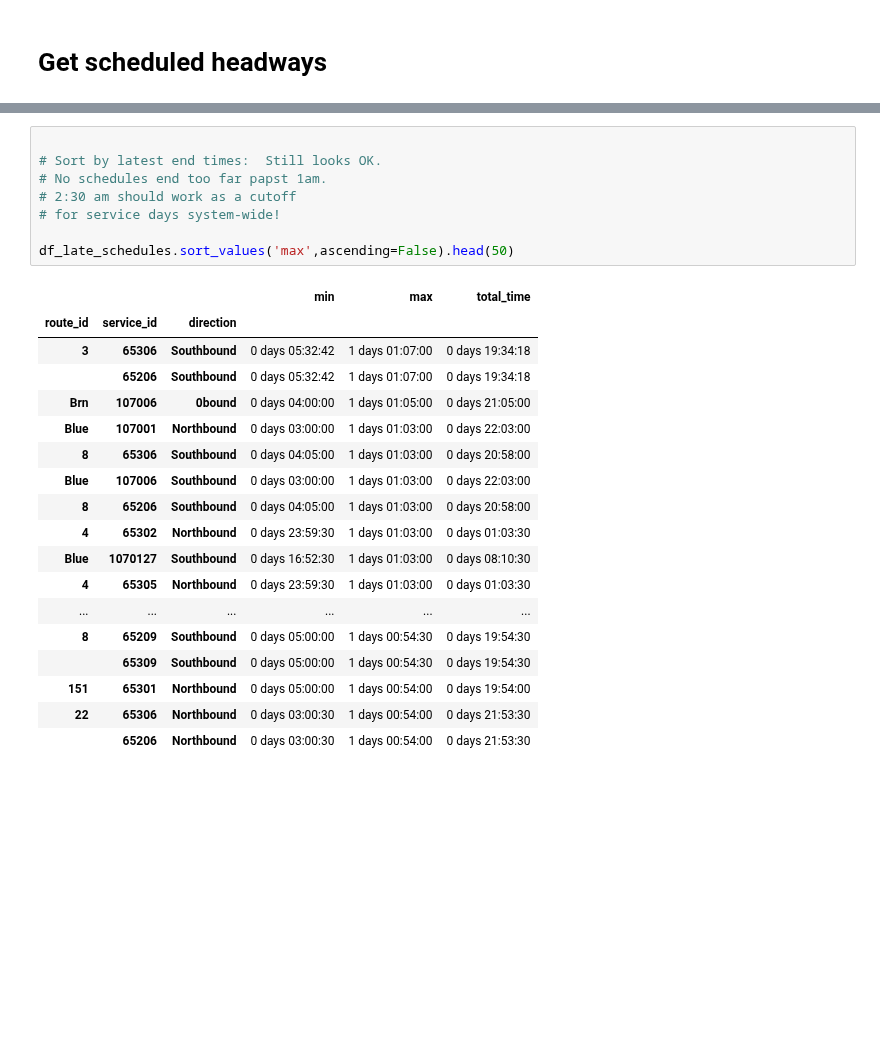
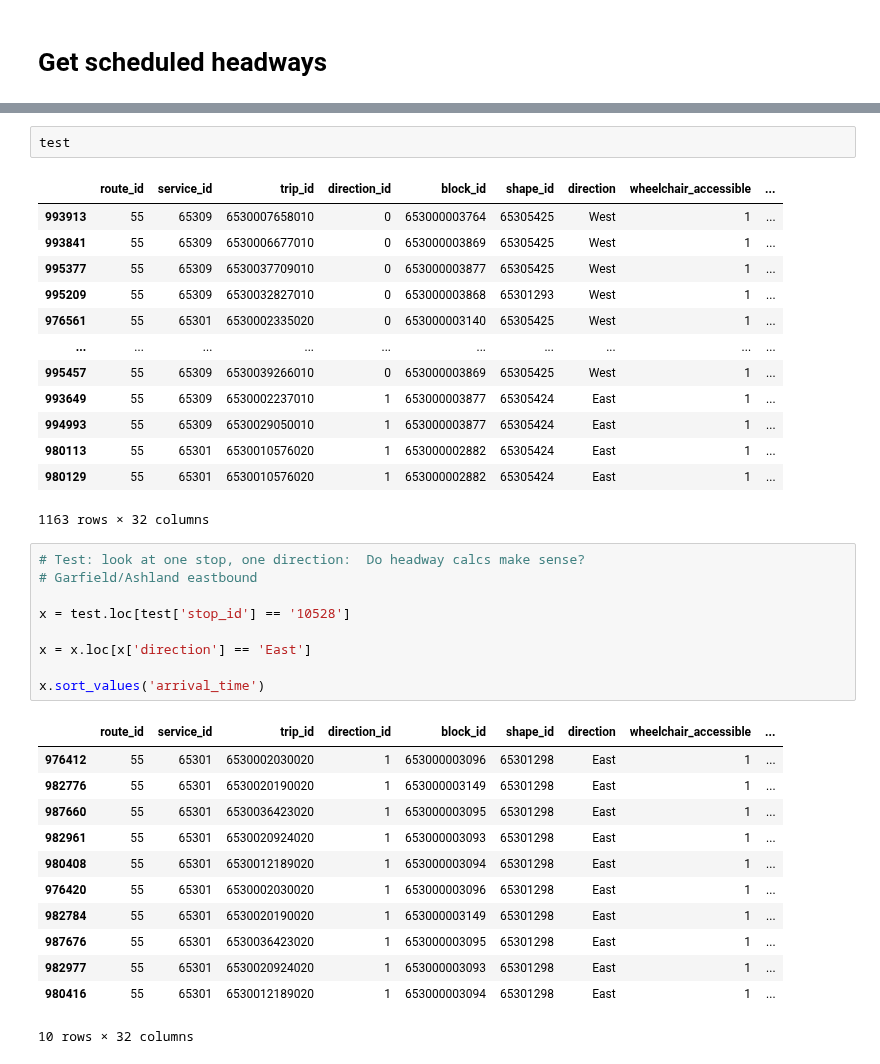
Before and after one commit to kristenhahn/cta_bus_tracker_exploration, a Jupyter notebook: headways.ipynb, the cells around one changed output, grey strips where cells are left out. Drawn from its saved outputs; the diff is of its cells as text; blank space fills up the shorter version.

```diff
--- a/headways.ipynb
+++ b/headways.ipynb
@@ -975,27 +972,38 @@ df_late_schedules.sort_values('min',ascending=True).head(50)
-# %%
-
-# Sort by latest end times:  Still looks OK.
-# No schedules end too far papst 1am.
-# 2:30 am should work as a cutoff
-# for service days system-wide!
-
-df_late_schedules.sort_values('max',ascending=False).head(50)
-# %% [output]
-|  |  |  | min | max | total_time |
-| route_id | service_id | direction |  |  |  |
-| 3 | 65306 | Southbound | 0 days 05:32:42 | 1 days 01:07:00 | 0 days 19:34:18 |
-|  | 65206 | Southbound | 0 days 05:32:42 | 1 days 01:07:00 | 0 days 19:34:18 |
-| Brn | 107006 | 0bound | 0 days 04:00:00 | 1 days 01:05:00 | 0 days 21:05:00 |
-| Blue | 107001 | Northbound | 0 days 03:00:00 | 1 days 01:03:00 | 0 days 22:03:00 |
-| 8 | 65306 | Southbound | 0 days 04:05:00 | 1 days 01:03:00 | 0 days 20:58:00 |
-| Blue | 107006 | Southbound | 0 days 03:00:00 | 1 days 01:03:00 | 0 days 22:03:00 |
-| 8 | 65206 | Southbound | 0 days 04:05:00 | 1 days 01:03:00 | 0 days 20:58:00 |
-| 4 | 65302 | Northbound | 0 days 23:59:30 | 1 days 01:03:00 | 0 days 01:03:30 |
-| Blue | 1070127 | Southbound | 0 days 16:52:30 | 1 days 01:03:00 | 0 days 08:10:30 |
-| 4 | 65305 | Northbound | 0 days 23:59:30 | 1 days 01:03:00 | 0 days 01:03:30 |
-| ... | ... | ... | ... | ... | ... |
-| 8 | 65209 | Southbound | 0 days 05:00:00 | 1 days 00:54:30 | 0 days 19:54:30 |
-|  | 65309 | Southbound | 0 days 05:00:00 | 1 days 00:54:30 | 0 days 19:54:30 |
-| 151 | 65301 | Northbound | 0 days 05:00:00 | 1 days 00:54:00 | 0 days 19:54:00 |
-| 22 | 65306 | Northbound | 0 days 03:00:30 | 1 days 00:54:00 | 0 days 21:53:30 |
-|  | 65206 | Northbound | 0 days 03:00:30 | 1 days 00:54:00 | 0 days 21:53:30 |
+# %%
+test
+# %% [output]
+|  | route_id | service_id | trip_id | direction_id | block_id | shape_id | direction | wheelchair_accessible | ... |
+| 993913 | 55 | 65309 | 6530007658010 | 0 | 653000003764 | 65305425 | West | 1 | ... |
+| 993841 | 55 | 65309 | 6530006677010 | 0 | 653000003869 | 65305425 | West | 1 | ... |
+| 995377 | 55 | 65309 | 6530037709010 | 0 | 653000003877 | 65305425 | West | 1 | ... |
+| 995209 | 55 | 65309 | 6530032827010 | 0 | 653000003868 | 65301293 | West | 1 | ... |
+| 976561 | 55 | 65301 | 6530002335020 | 0 | 653000003140 | 65305425 | West | 1 | ... |
+| ... | ... | ... | ... | ... | ... | ... | ... | ... | ... |
+| 995457 | 55 | 65309 | 6530039266010 | 0 | 653000003869 | 65305425 | West | 1 | ... |
+| 993649 | 55 | 65309 | 6530002237010 | 1 | 653000003877 | 65305424 | East | 1 | ... |
+| 994993 | 55 | 65309 | 6530029050010 | 1 | 653000003877 | 65305424 | East | 1 | ... |
+| 980113 | 55 | 65301 | 6530010576020 | 1 | 653000002882 | 65305424 | East | 1 | ... |
+| 980129 | 55 | 65301 | 6530010576020 | 1 | 653000002882 | 65305424 | East | 1 | ... |
+1163 rows × 32 columns
+# %%
+# Test: look at one stop, one direction:  Do headway calcs make sense?
+# Garfield/Ashland eastbound
+
+x = test.loc[test['stop_id'] == '10528']
+
+x = x.loc[x['direction'] == 'East']
+
+x.sort_values('arrival_time')
+# %% [output]
+|  | route_id | service_id | trip_id | direction_id | block_id | shape_id | direction | wheelchair_accessible | ... |
+| 976412 | 55 | 65301 | 6530002030020 | 1 | 653000003096 | 65301298 | East | 1 | ... |
+| 982776 | 55 | 65301 | 6530020190020 | 1 | 653000003149 | 65301298 | East | 1 | ... |
+| 987660 | 55 | 65301 | 6530036423020 | 1 | 653000003095 | 65301298 | East | 1 | ... |
+| 982961 | 55 | 65301 | 6530020924020 | 1 | 653000003093 | 65301298 | East | 1 | ... |
+| 980408 | 55 | 65301 | 6530012189020 | 1 | 653000003094 | 65301298 | East | 1 | ... |
+| 976420 | 55 | 65301 | 6530002030020 | 1 | 653000003096 | 65301298 | East | 1 | ... |
+| 982784 | 55 | 65301 | 6530020190020 | 1 | 653000003149 | 65301298 | East | 1 | ... |
+| 987676 | 55 | 65301 | 6530036423020 | 1 | 653000003095 | 65301298 | East | 1 | ... |
+| 982977 | 55 | 65301 | 6530020924020 | 1 | 653000003093 | 65301298 | East | 1 | ... |
+| 980416 | 55 | 65301 | 6530012189020 | 1 | 653000003094 | 65301298 | East | 1 | ... |
+10 rows × 32 columns
```
Also changed, not shown: parts of 29 cells of this notebook.
